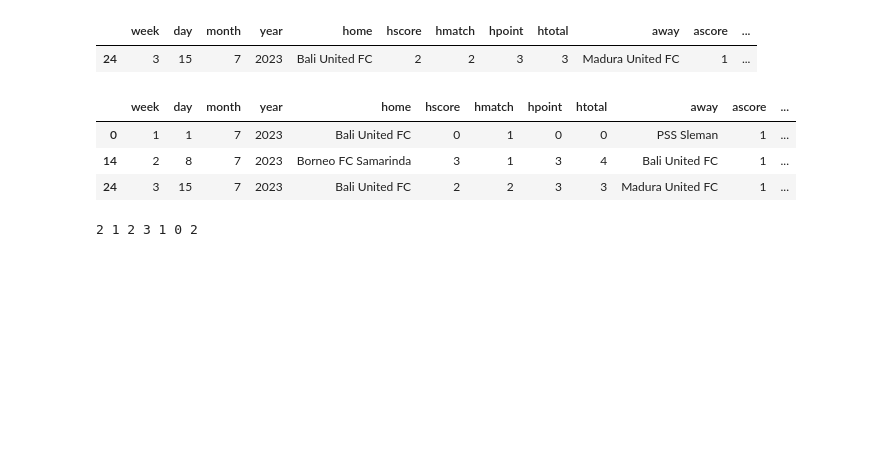
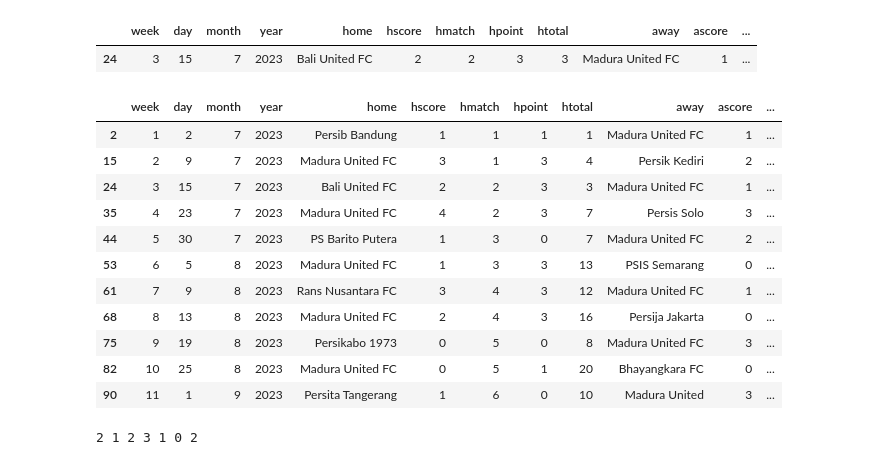
Before and after one commit to lpttprnc/liga-1, a Jupyter notebook: cek123dicoba.ipynb, the cells around one changed output. Saved outputs shown, nothing was run; the diff lists cells and outputs as text; code cells hidden in the pictures; blank space fills up the shorter version.

```diff
--- a/cek123dicoba.ipynb
+++ b/cek123dicoba.ipynb
@@ -61,12 +60,20 @@ hora
 |  | week | day | month | year | home | hscore | hmatch | hpoint | htotal | away | ascore | ... |
 | 24 | 3 | 15 | 7 | 2023 | Bali United FC | 2 | 2 | 3 | 3 | Madura United FC | 1 | ... |
 # %%
-df.loc[df.home.str.contains('Bali') | df.away.str.contains('Bali')]
+df.loc[df.home.str.contains('Madura') | df.away.str.contains('Madura')]
 # %% [output]
 |  | week | day | month | year | home | hscore | hmatch | hpoint | htotal | away | ascore | ... |
-| 0 | 1 | 1 | 7 | 2023 | Bali United FC | 0 | 1 | 0 | 0 | PSS Sleman | 1 | ... |
-| 14 | 2 | 8 | 7 | 2023 | Borneo FC Samarinda | 3 | 1 | 3 | 4 | Bali United FC | 1 | ... |
+| 2 | 1 | 2 | 7 | 2023 | Persib Bandung | 1 | 1 | 1 | 1 | Madura United FC | 1 | ... |
+| 15 | 2 | 9 | 7 | 2023 | Madura United FC | 3 | 1 | 3 | 4 | Persik Kediri | 2 | ... |
 | 24 | 3 | 15 | 7 | 2023 | Bali United FC | 2 | 2 | 3 | 3 | Madura United FC | 1 | ... |
+| 35 | 4 | 23 | 7 | 2023 | Madura United FC | 4 | 2 | 3 | 7 | Persis Solo | 3 | ... |
+| 44 | 5 | 30 | 7 | 2023 | PS Barito Putera | 1 | 3 | 0 | 7 | Madura United FC | 2 | ... |
+| 53 | 6 | 5 | 8 | 2023 | Madura United FC | 1 | 3 | 3 | 13 | PSIS Semarang | 0 | ... |
+| 61 | 7 | 9 | 8 | 2023 | Rans Nusantara FC | 3 | 4 | 3 | 12 | Madura United FC | 1 | ... |
+| 68 | 8 | 13 | 8 | 2023 | Madura United FC | 2 | 4 | 3 | 16 | Persija Jakarta | 0 | ... |
+| 75 | 9 | 19 | 8 | 2023 | Persikabo 1973 | 0 | 5 | 0 | 8 | Madura United FC | 3 | ... |
+| 82 | 10 | 25 | 8 | 2023 | Madura United FC | 0 | 5 | 1 | 20 | Bhayangkara FC | 0 | ... |
+| 90 | 11 | 1 | 9 | 2023 | Persita Tangerang | 1 | 6 | 0 | 10 | Madura United | 3 | ... |
 # %%
 hgf=df.loc[df.home.str.contains('Bali')]['hscore'].sum() #goal for
 agf=df.loc[df.away.str.contains('Bali')]['ascore'].sum()
```
Also changed, not shown: parts of 53 cells of this notebook, 2 other files.
